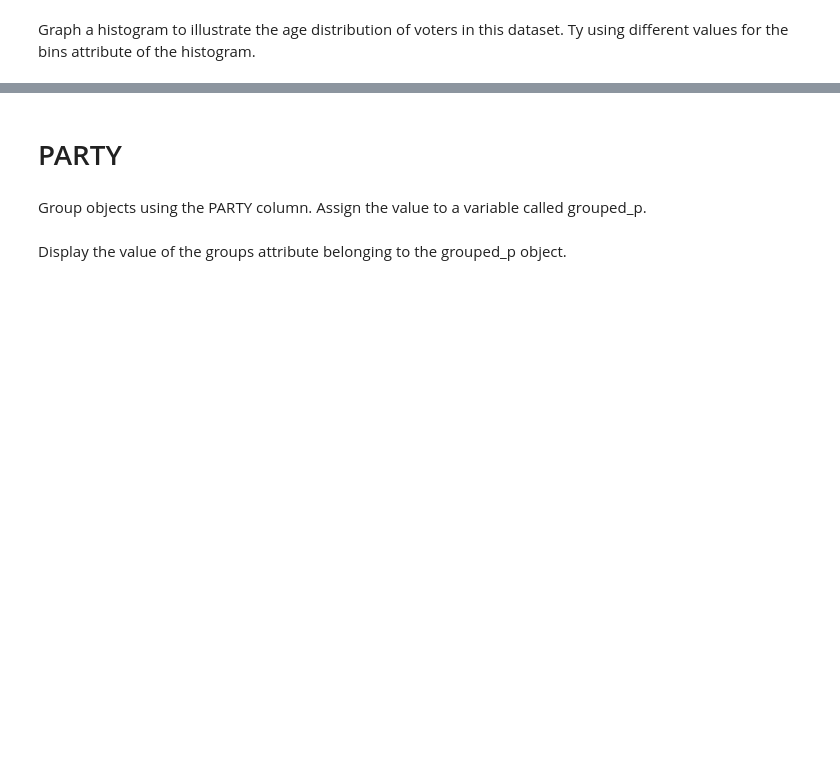
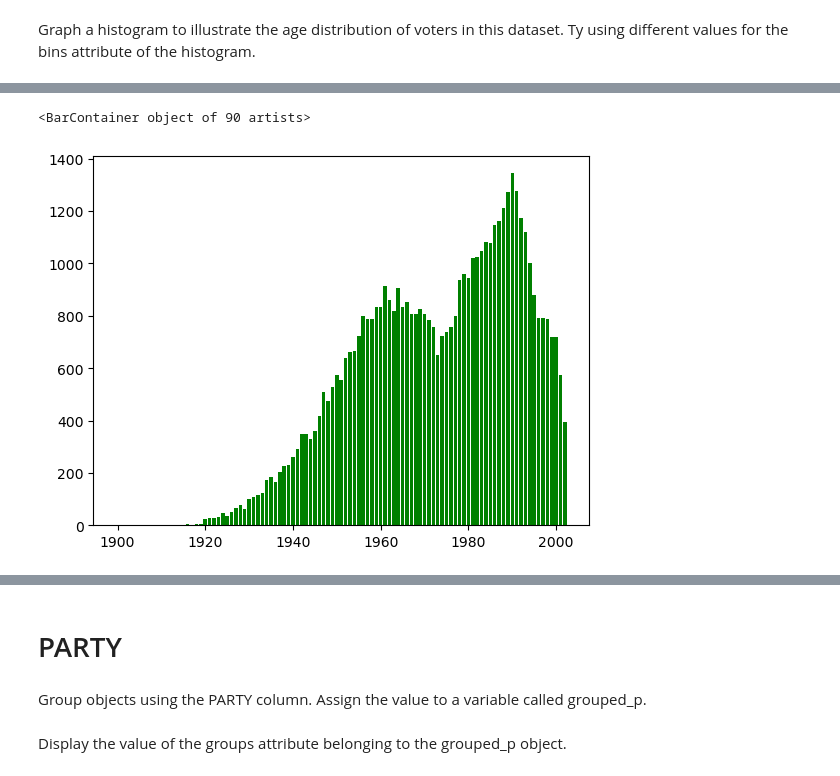
Before and after one commit to imirransom/DataEngineering.Labs.RegisteredVotersFileWilmingtonDE, a Jupyter notebook: data/wilmington_de_registered_voters.ipynb, the cells around one changed output, grey strips where cells are left out. Drawn from its saved outputs; the diff is of its cells as text; code cells hidden in the pictures; blank space fills up the shorter version.

Commit message:
got the age of voters and plotted the age distribution of voters

```diff
--- a/data/wilmington_de_registered_voters.ipynb
+++ b/data/wilmington_de_registered_voters.ipynb
@@ -142,0 +163,7 @@ Select the object for the row indicating that the voter was born in 1900.
+# %%
+# Setting the index to the column of "YEAR-OF-BIRTH" and storing it in a new DataFrame to not change the orignal
+df1 = df.set_index('YEAR-OF-BIRTH')
+# Creating a new column 'AGE' by subtracting the 'current year' or the year this information was pulled by the
+# new DataFrame's index, which is the original DataFrame's column, 'YEAR-OF-BIRTH'.
+df1['AGE'] = 2019 - df1.index
+df1['AGE']
@@ -146,0 +206,12 @@ Graph a histogram to  illustrate the age distribution of voters in this dataset.
+# %%
+# Grouping the DataFrame by 'YEAR-OF-BIRTH'
+grouped_yob2 = df1.groupby('YEAR-OF-BIRTH')
+# Creating new DataFrame and with the grouped by df and the with the count of the number of occurences
+grouped_yob_size = df1.groupby('YEAR-OF-BIRTH').size()
+# Plotting Histograme
+# grouped_yob_size.index will be the x-values of the bars in the histogram; they are the unique birth years. They are gotten from the df's index
+# grouped_yob_size.values will be the y-values; representing the number of voters for each given birth year.
+plt.bar(grouped_yob_size.index, grouped_yob_size.values, color='green')
+# %% [output]
+<BarContainer object of 90 artists>
+[figure, added]
```
Also changed, not shown: parts of 13 cells of this notebook, 1 other file.
